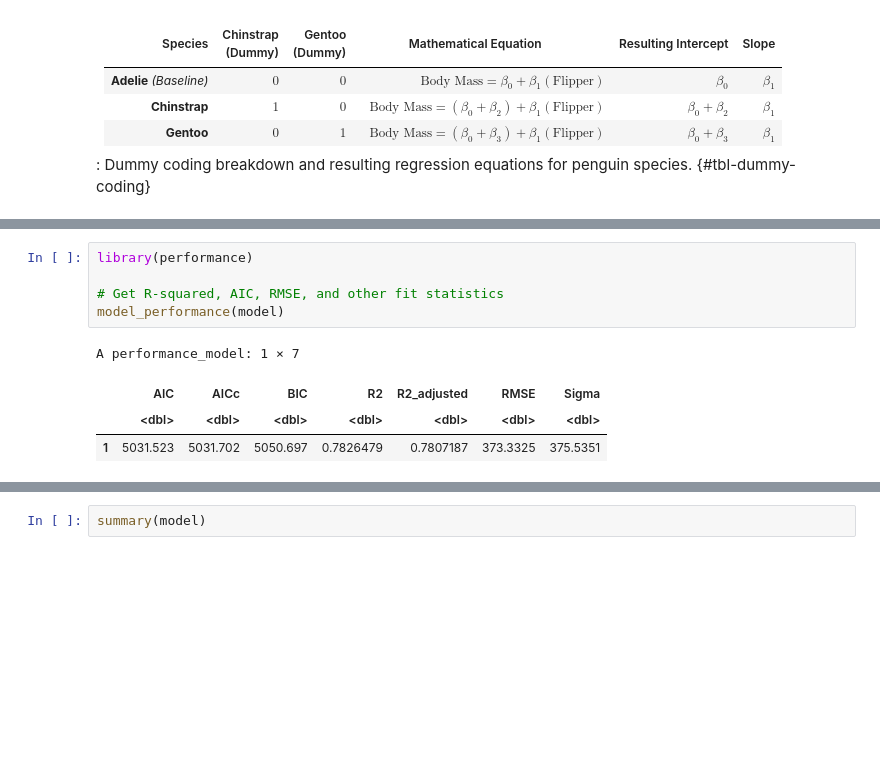
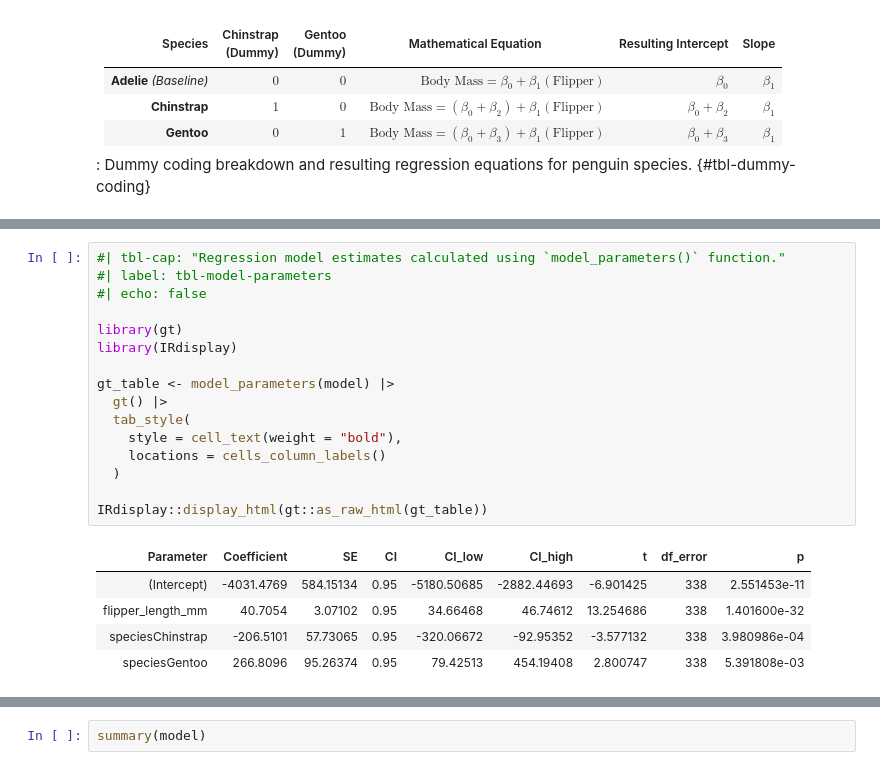
Before and after one commit to manishdatt-edu/biostats, a Jupyter notebook: regression.ipynb, the cells around one changed output, grey strips where cells are left out. Drawn from its saved outputs; the diff is of its cells as text; blank space fills up the shorter version.

```diff
--- a/regression.ipynb
+++ b/regression.ipynb
@@ -641,10 +709,22 @@ A parameters_model: 4 × 9
-# %%
-library(performance)
-
-# Get R-squared, AIC, RMSE, and other fit statistics
-model_performance(model)
-# %% [output]
-A performance_model: 1 × 7
-|  | AIC | AICc | BIC | R2 | R2_adjusted | RMSE | Sigma |
-|  | <dbl> | <dbl> | <dbl> | <dbl> | <dbl> | <dbl> | <dbl> |
-| 1 | 5031.523 | 5031.702 | 5050.697 | 0.7826479 | 0.7807187 | 373.3325 | 375.5351 |
+# %%
+#| tbl-cap: "Regression model estimates calculated using `model_parameters()` function."
+#| label: tbl-model-parameters
+#| echo: false
+
+library(gt)
+library(IRdisplay)
+
+gt_table <- model_parameters(model) |>
+  gt() |>
+  tab_style(
+    style = cell_text(weight = "bold"),
+    locations = cells_column_labels()
+  )
+
+IRdisplay::display_html(gt::as_raw_html(gt_table))
+# %% [output]
+| Parameter | Coefficient | SE | CI | CI_low | CI_high | t | df_error | p |
+| (Intercept) | -4031.4769 | 584.15134 | 0.95 | -5180.50685 | -2882.44693 | -6.901425 | 338 | 2.551453e-11 |
+| flipper_length_mm | 40.7054 | 3.07102 | 0.95 | 34.66468 | 46.74612 | 13.254686 | 338 | 1.401600e-32 |
+| speciesChinstrap | -206.5101 | 57.73065 | 0.95 | -320.06672 | -92.95352 | -3.577132 | 338 | 3.980986e-04 |
+| speciesGentoo | 266.8096 | 95.26374 | 0.95 | 79.42513 | 454.19408 | 2.800747 | 338 | 5.391808e-03 |
```
Also changed, not shown: parts of 22 cells of this notebook, 1 other file.
